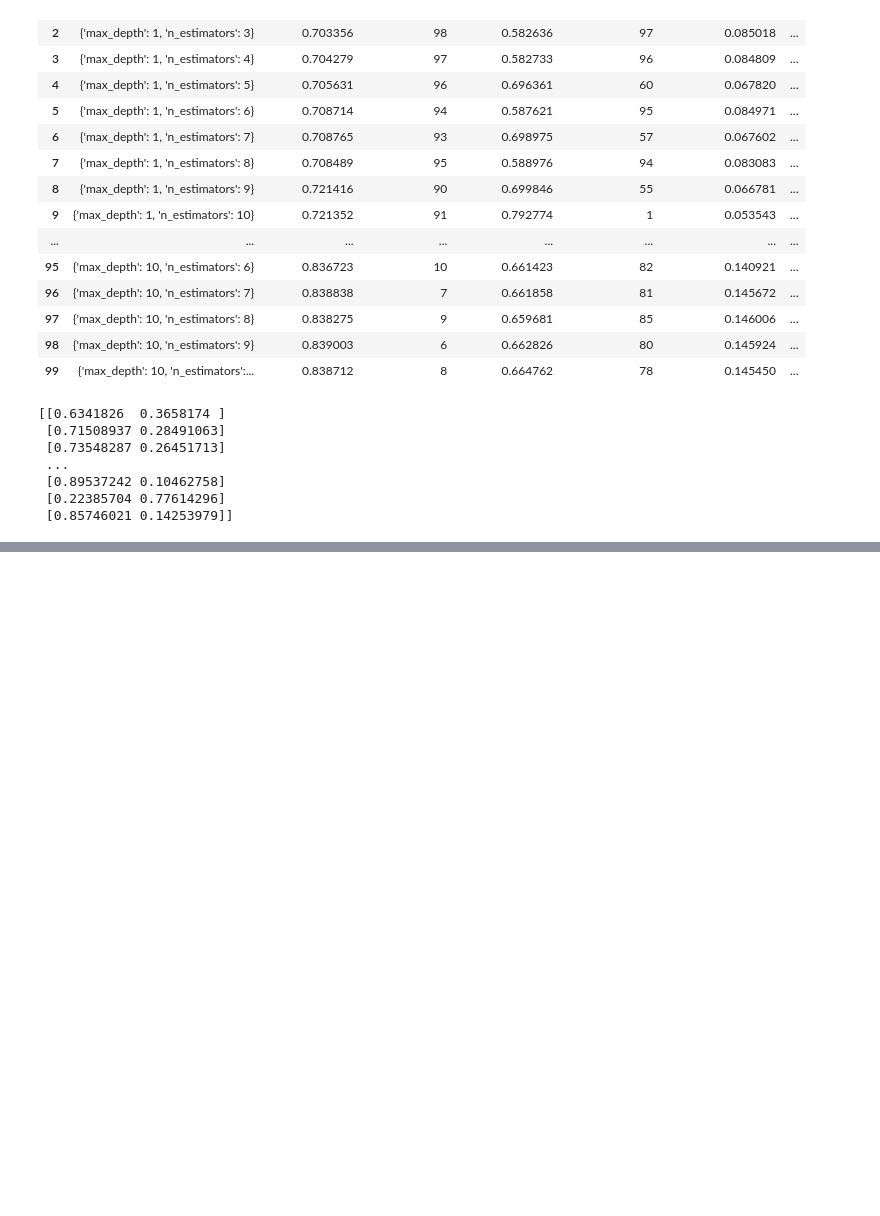
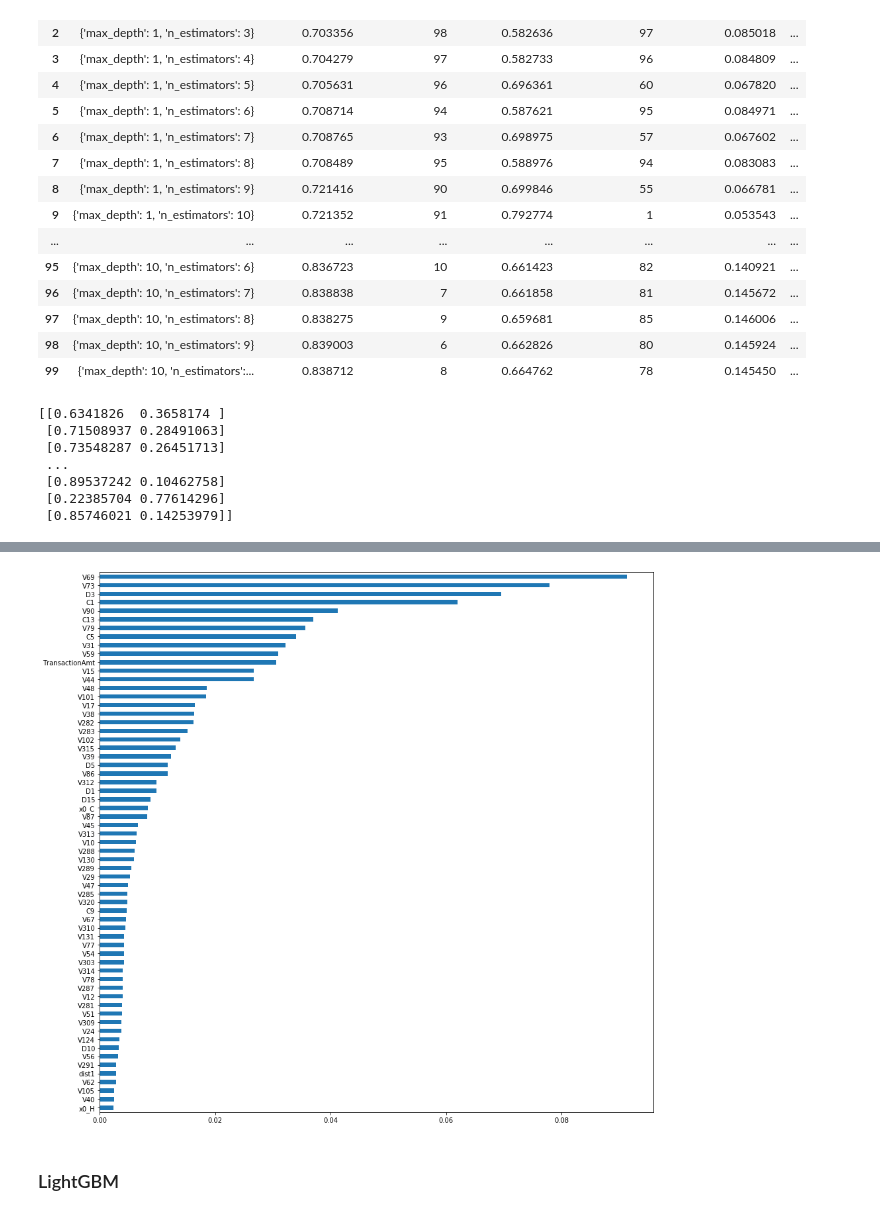
Before and after one commit to kparthan/ieee-fraud-detection, a Jupyter notebook: IEEE_Fraud_Detection.ipynb, the cells around one changed output, grey strips where cells are left out. Cells and saved outputs as stored; diff of their text form; code cells hidden in the pictures; blank space fills up the shorter version.

Commit message:
Updated with CV on LightGBM and XGBoost models

```diff
--- a/IEEE_Fraud_Detection.ipynb
+++ b/IEEE_Fraud_Detection.ipynb
@@ -738,6 +741,33 @@ def instantiate(model_type):
           'max_depth': range(1,(MAX_HEIGHT+1)),
           'n_estimators': [x for x in range(1, (NUM_TREES+1))]
         }
+    elif model_type == 'LightGBM':
+        MAX_HEIGHT = 10
+        NUM_TREES = 10
+        model = LGBMClassifier(
+                    boosting_type= 'gbdt',
+                    objective = 'binary',
+                    class_weight = 'balanced',
+                    learning_rate = 0.1,
+                    random_state=0
+                )
+        model_parameter_grid = {
+            'max_depth': range(5,(MAX_HEIGHT+1)),
+            'n_estimators': [x for x in range(5, (NUM_TREES+1))]
+        }
+    elif model_type == 'XGBoost':
+        MAX_HEIGHT = 10
+        NUM_TREES = 20
+        model = XGBClassifier(
+                    objective='binary:logistic',
+                    booster='gbtree',
+                    learning_rate=0.1,
+                    random_state=0
+                )
+        model_parameter_grid = {
+            'max_depth': range(5,(MAX_HEIGHT+1)),
+            'n_estimators': [x for x in range(5, (NUM_TREES+1))]
+        }
 
     return model, model_parameter_grid
 # %%
@@ -1048,0 +1063,4 @@ print(optimal_model.feature_importances_) # note the attributes
+# %%
+df_feature_importance = pd.concat([pd.Series(X.columns).rename('features'), pd.Series(optimal_model.feature_importances_).rename('importance')], axis=1).sort_values('importance', ascending=False).reset_index(drop=True)
+df_feature_importance['normalized_importance'] = df_feature_importance['importance'] / df_feature_importance['importance'].sum()
+df_feature_importance['cumulative_importance'] = np.cumsum(df_feature_importance['normalized_importance'])
@@ -1048,0 +1087,10 @@ print(optimal_model.feature_importances_) # note the attributes
+# %%
+df_select = df_feature_importance[df_feature_importance['cumulative_importance'] <= 0.95]
+fig = plt.figure(figsize=(15, 15))
+ax = df_select['importance'][::-1].plot(kind='barh')
+plt.yticks(range(len(df_select))[::-1], df_select['features'])
+plt.show()
+# %% [output]
+[figure, added]
+# %% [markdown]
+### LightGBM
```
Also changed, not shown: parts of 21 cells of this notebook.
